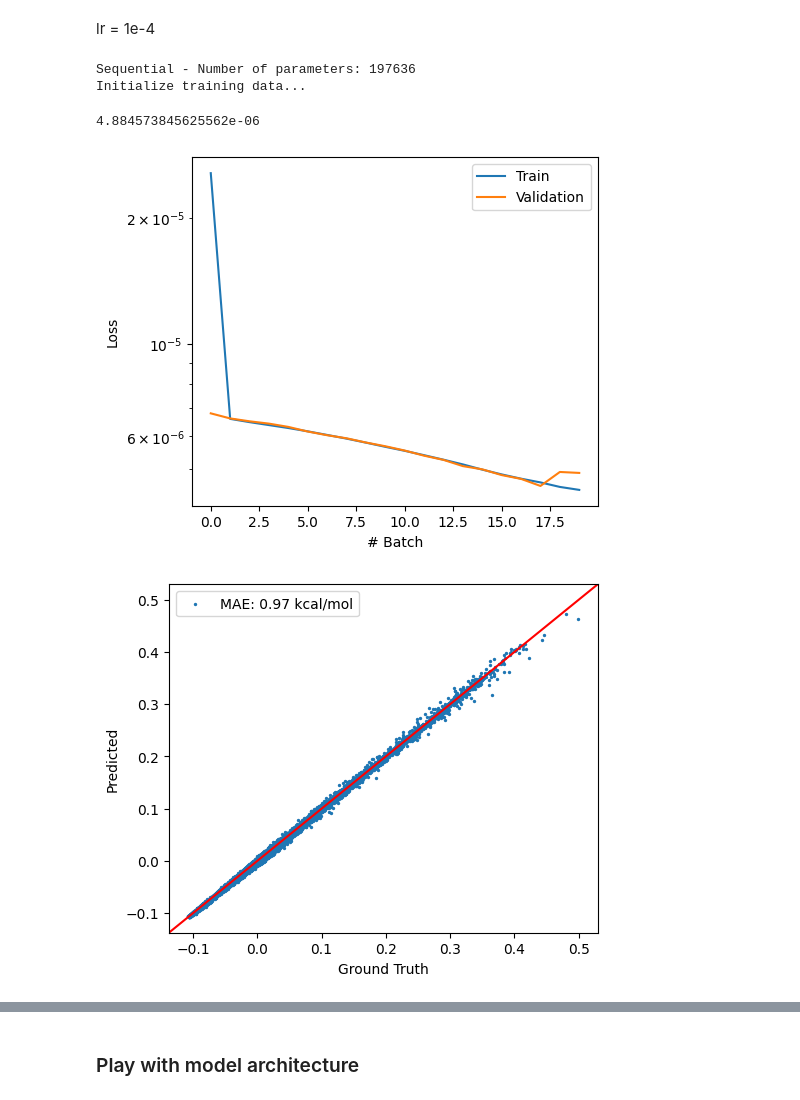
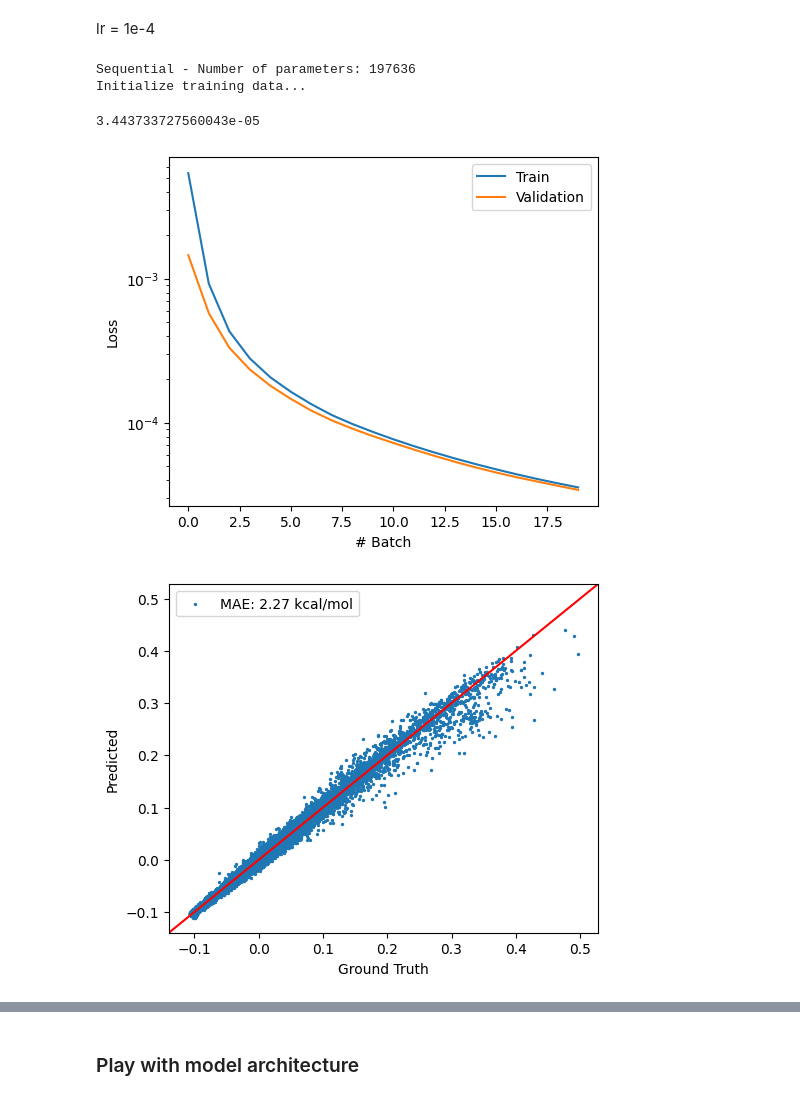
Before and after one commit to ambrrrrr/bioengc142finalproj, a Jupyter notebook: finalprojfile.ipynb, the cells around one changed output, grey strips where cells are left out. Saved outputs shown, nothing was run; the diff lists cells and outputs as text; code cells hidden in the pictures.

```diff
--- a/finalprojfile.ipynb
+++ b/finalprojfile.ipynb
@@ -317,12 +317,12 @@ Initialize training data...
 # %% [markdown]
 lr = 1e-4
 # %%
-trainer = ANITrainer(model, batch_size=8192, learning_rate=1e-4, epoch=20, l2=0.0)
+trainer = ANITrainer(model, batch_size=8192, learning_rate=1e-4, epoch=20, l2=1e-6)
 trainer.train(train_data, val_data, early_stop=True, draw_curve=True)
 trainer.evaluate(test_data, draw_plot=True)
 # %% [output]
 Sequential - Number of parameters: 197636
 Initialize training data...
-4.884573845625562e-06
+3.443733727560043e-05
-[figure, old version]
+[figure, new version]
-[figure, old version]
+[figure, new version]
```
Also changed, not shown: parts of 33 cells of this notebook.
